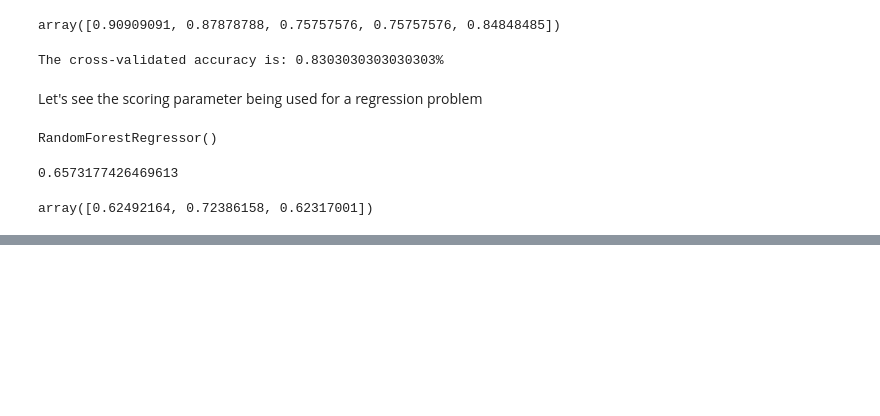
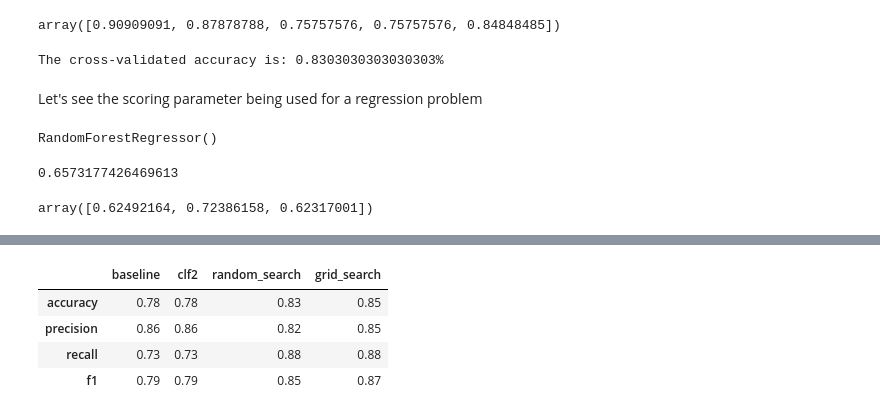
Before and after one commit to Khey17/100-Days-Of-ML-Code, a Jupyter notebook: Learning/Introduction-to-Scikit-Learn.ipynb, the cells around one changed output, grey strips where cells are left out. Drawn from its saved outputs; the diff is of its cells as text; code cells hidden in the pictures; blank space fills up the shorter version.

```diff
--- a/Learning/Introduction-to-Scikit-Learn.ipynb
+++ b/Learning/Introduction-to-Scikit-Learn.ipynb
@@ -1599,0 +2002,8 @@ np.mean(cv_mse)
+# %%
+compare_metrics
+# %% [output]
+|  | baseline | clf2 | random_search | grid_search |
+| accuracy | 0.78 | 0.78 | 0.83 | 0.85 |
+| precision | 0.86 | 0.86 | 0.82 | 0.85 |
+| recall | 0.73 | 0.73 | 0.88 | 0.88 |
+| f1 | 0.79 | 0.79 | 0.85 | 0.87 |
```
Also changed, not shown: parts of 39 cells of this notebook.
